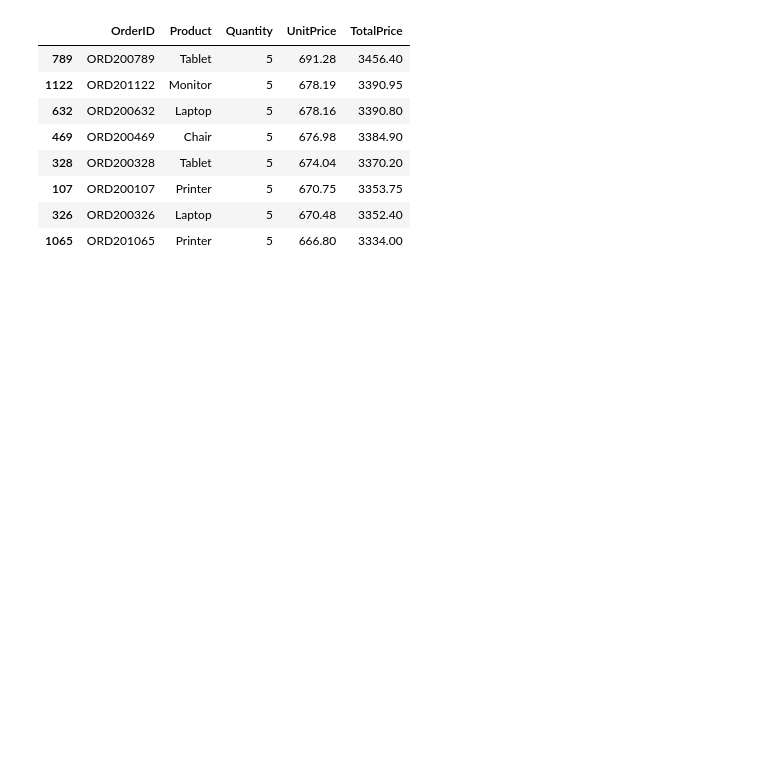
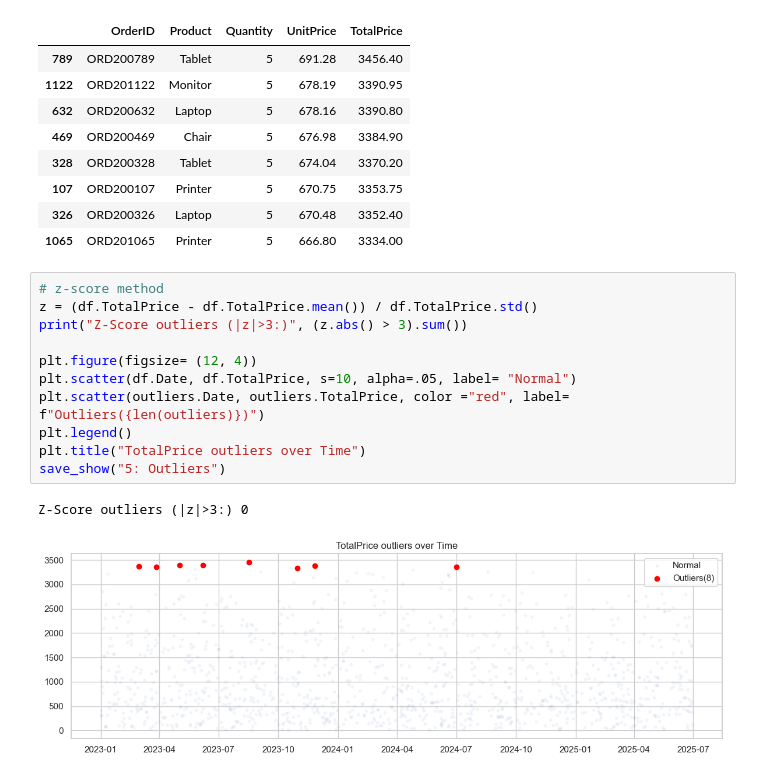
Before and after one commit to nasirali2024ag5310-arch/decodelabs-internship-project2, a Jupyter notebook: EDA_Project2.ipynb, the cells around one changed output. Saved outputs shown, nothing was run; the diff lists cells and outputs as text; blank space fills up the shorter version.

Commit message:
Outliers detection by z-score method

```diff
--- a/EDA_Project2.ipynb
+++ b/EDA_Project2.ipynb
@@ -187,3 +187,17 @@ IQR bounds: -1341 to 3330 | Outliers: 8
 | 107 | ORD200107 | Printer | 5 | 670.75 | 3353.75 |
 | 326 | ORD200326 | Laptop | 5 | 670.48 | 3352.40 |
 | 1065 | ORD201065 | Printer | 5 | 666.80 | 3334.00 |
+# %%
+# z-score method
+z = (df.TotalPrice - df.TotalPrice.mean()) / df.TotalPrice.std()
+print("Z-Score outliers (|z|>3:)", (z.abs() > 3).sum())
+
+plt.figure(figsize= (12, 4))
+plt.scatter(df.Date, df.TotalPrice, s=10, alpha=.05, label= "Normal")
+plt.scatter(outliers.Date, outliers.TotalPrice, color ="red", label= f"Outliers({len(outliers)})")
+plt.legend()
+plt.title("TotalPrice outliers over Time")
+save_show("5: Outliers")
+# %% [output]
+Z-Score outliers (|z|>3:) 0
+[figure, added]
```
Also changed, not shown: 1 other file.
